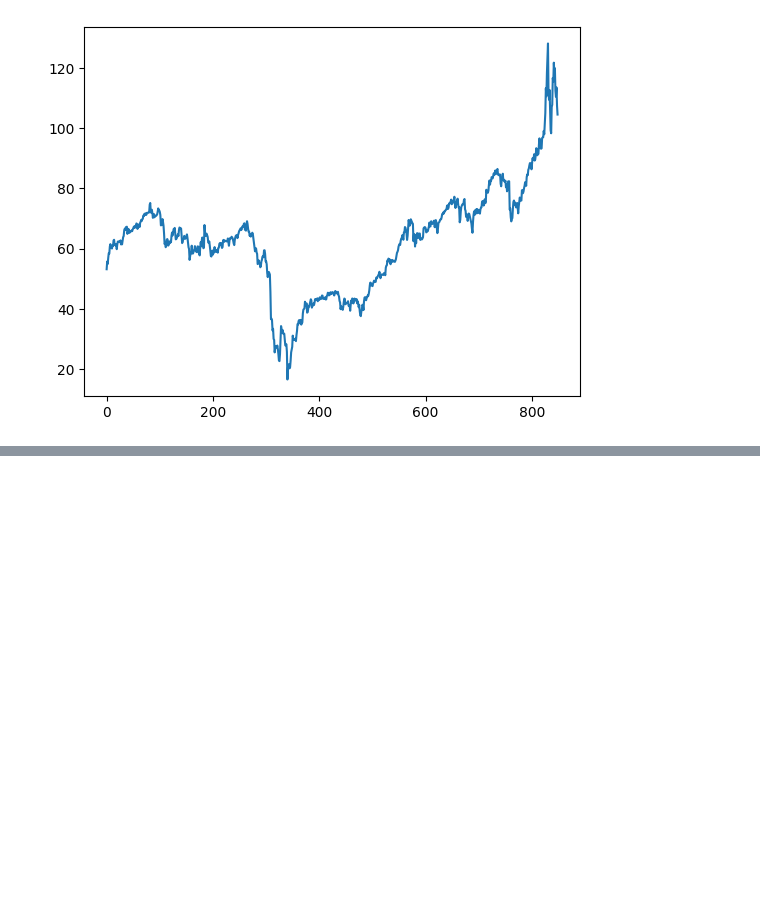
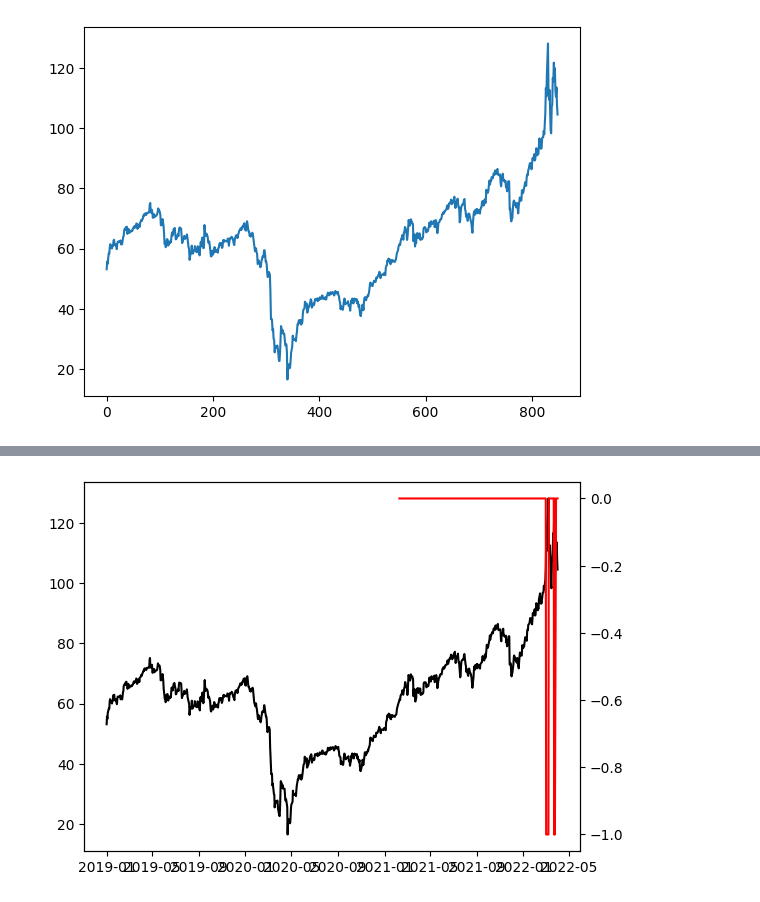
Before and after one commit to variantperception/vp-analysis-api, a Jupyter notebook: examples/model_api_lppl.ipynb, the cells around one changed output, grey strips where cells are left out. Saved outputs shown, nothing was run; the diff lists cells and outputs as text; code cells hidden in the pictures; blank space fills up the shorter version.

```diff
--- a/examples/model_api_lppl.ipynb
+++ b/examples/model_api_lppl.ipynb
@@ -89,0 +67,6 @@ No buy signals
+# %%
+plt.plot(output.price, color="black")
+plt.twinx().plot(output.signal, color="red")
+plt.show()
+# %% [output]
+[figure, added]
```
Also changed, not shown: parts of 2 cells of this notebook.
